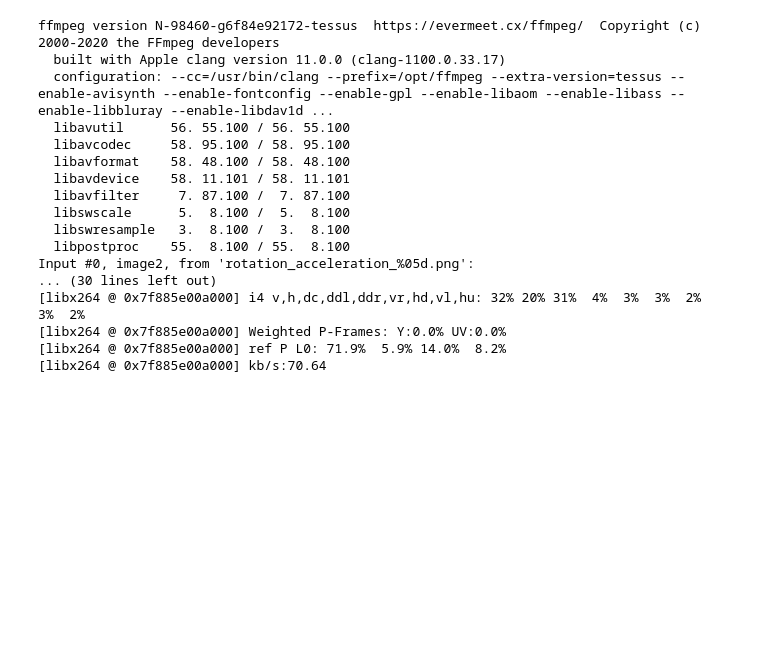
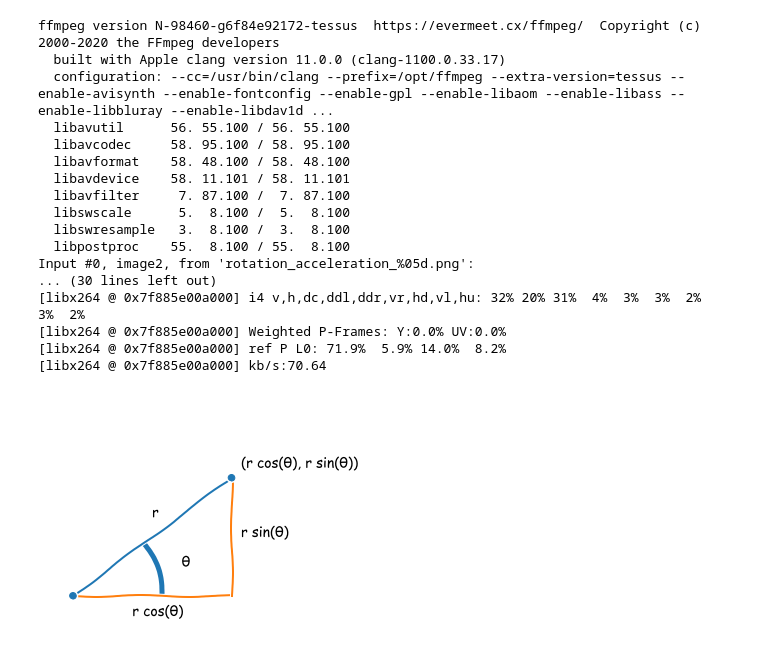
Before and after one commit to qbead/qbeadWebsite, a Jupyter notebook: projectfiles/programmed_animations/rotation2.ipynb, the cells around one changed output. Saved outputs shown, nothing was run; the diff lists cells and outputs as text; code cells hidden in the pictures; blank space fills up the shorter version.

Commit message:
added animation to rotations2.ipynb

```diff
--- a/projectfiles/programmed_animations/rotation2.ipynb
+++ b/projectfiles/programmed_animations/rotation2.ipynb
@@ -251,3 +251,50 @@ Input #0, image2, from 'rotation_acceleration_%05d.png':
 [libx264 @ 0x7f885e00a000] Weighted P-Frames: Y:0.0% UV:0.0%
 [libx264 @ 0x7f885e00a000] ref P L0: 71.9%  5.9% 14.0%  8.2%
 [libx264 @ 0x7f885e00a000] kb/s:70.64
+# %%
+plt.close('all')
+
+
+fig, ax1 = plt.subplots()
+
+## Make first plot
+# set the x-spine (see below for more info on `set_position`)
+ax1.set_aspect('equal')
+ax1.grid(True, which='both')
+ax1.spines['left'].set_color('none')
+
+# turn off the right spine/ticks
+ax1.spines['right'].set_color('none')
+
+# set the y-spine
+ax1.spines['bottom'].set_color('none')
+
+# turn off thetop spine/ticks
+ax1.spines['top'].set_color('none')
+ax1.xaxis.set_visible(False)
+ax1.yaxis.set_visible(False)
+
+ax1.set_ylim(-.1,1)
+ax1.set_xlim(-.1,1)
+
+ax1.plot([0, np.cos(0.64)],[0, 0] ,color='C1',  linewidth=2)
+ax1.plot([np.cos(0.64), np.cos(0.64)],[0,np.sin(0.64)] ,color='C1',  linewidth=2)
+ax1.plot([0,np.cos(0.64)],[0,np.sin(0.64)],color='C0',marker='o')
+
+
+
+ax1.annotate('r cos(θ)',xy=(0.4, -0.05), xytext=(0.3, -0.1))
+ax1.annotate('r sin(θ)',xy=(0.8, 0.3), xytext=(0.85, 0.3))
+ax1.annotate('(r cos(θ), r sin(θ))',xy=(0.8, 0.6), xytext=(0.85, 0.65))
+
+
+
+plt.gca().add_artist(patches.Arc((0,0),0.9,0.9,theta2=0.64*180/np.pi,color='C0',linewidth=5))
+
+ax1.annotate('r',xy=(0.5, 0.4), xytext=(0.4, 0.4))
+ax1.annotate('θ',xy=(0.55, 0.15), xytext=(0.55, 0.15))
+
+
+plt.savefig("rotation_polarCart_trig.png",dpi=300,bbox_inches='tight')
+# %% [output]
+[figure, added]
```
Also changed, not shown: parts of 4 cells of this notebook.
